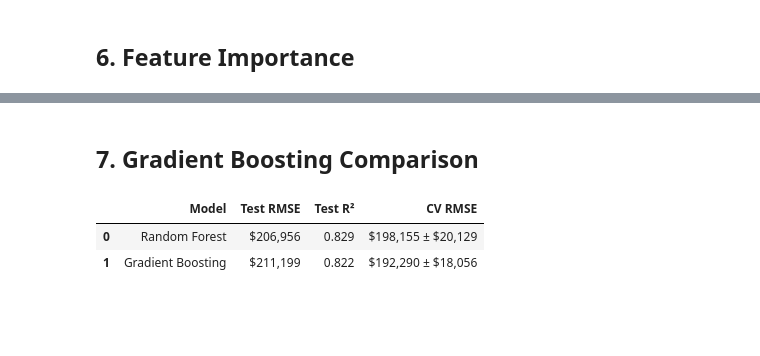
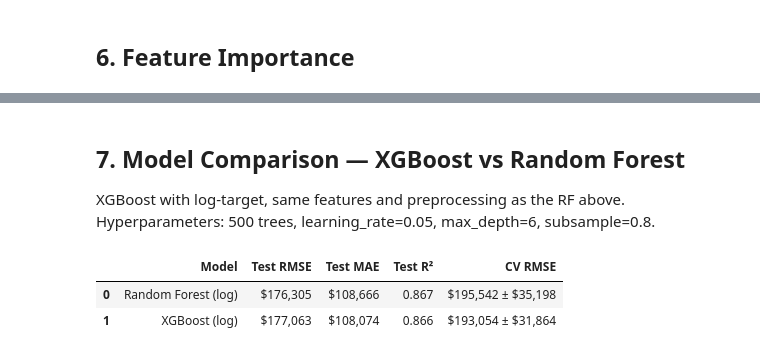
Before and after one commit to eang0521/housing-avm, a Jupyter notebook: notebooks/model_training.ipynb, the cells around one changed output, grey strips where cells are left out. Drawn from its saved outputs; the diff is of its cells as text; code cells hidden in the pictures; blank space fills up the shorter version.

```diff
--- a/notebooks/model_training.ipynb
+++ b/notebooks/model_training.ipynb
@@ -31,7 +33,7 @@ from src.ElijahA.preprocessing import TypeDummyCreator
 # %% [markdown]
 ## 1. Load & Explore the Data
 # %%
-df = pd.read_csv('../data/house_sales_extended.csv')
+df = pd.read_csv('../data/house_sales_extended.csv', dtype={'zip_code': str})
 print(f'Dataset: {df.shape[0]:,} rows x {df.shape[1]} columns')
 df.head()
 # %% [output]
@@ -103,10 +112,12 @@ plt.show()
 # %%
 FEATURES = [
     # Property
-    'type', 'city', 'bedrooms', 'bathrooms', 'sq_ft', 'lot_sqft',
+    'type', 'city', 'zip_code',
+    'bedrooms', 'bathrooms', 'sq_ft', 'lot_sqft',
     'build_age', 'stories', 'garage', 'hoa_fee',
     # Neighborhood / spatial
     'school_score', 'median_income', 'dist_bart_miles',
+    'latitude', 'longitude',
     # Macro
     'unemployment', 'interest_rate',
 ]
@@ -119,6 +130,9 @@ for col, cap in OUTLIER_CAPS.items():
     df[col] = df[col].clip(upper=cap)
 for col in IMPUTE_COLS:
     df[col] = df[col].fillna(df[col].median())
+# lat/lon: city-median impute for the 13 missing
+for col in ['latitude', 'longitude']:
+    df[col] = df[col].fillna(df.groupby('city')[col].transform('median'))
 
 print(f'Features: {len(FEATURES)}  |  Remaining NaN in features: {df[FEATURES].isnull().sum().sum()}')
 # %% [output]
@@ -139,7 +154,11 @@ at fit time and enforces consistent output columns at inference time.
 # %%
 rf_pipeline = Pipeline([
-    ('encode', TypeDummyCreator(columns=['type', 'city'])),
-    ('model',  RandomForestRegressor(n_estimators=200, random_state=42, n_jobs=-1)),
+    ('encode', TypeDummyCreator(columns=['type', 'city', 'zip_code'])),
+    ('model', TransformedTargetRegressor(
+        regressor=RandomForestRegressor(n_estimators=200, random_state=42, n_jobs=-1),
+        func=np.log1p,
+        inverse_func=np.expm1,
+    )),
 ])
 
 rf_pipeline.fit(X_train, y_train)
@@ -221,28 +241,47 @@ plt.show()
 # %% [markdown]
-## 7. Gradient Boosting Comparison
+## 7. Model Comparison — XGBoost vs Random Forest
+
+XGBoost with log-target, same features and preprocessing as the RF above.
+Hyperparameters: 500 trees, learning_rate=0.05, max_depth=6, subsample=0.8.
 # %%
-gb_pipeline = Pipeline([
-    ('encode', TypeDummyCreator(columns=['type', 'city'])),
-    ('model',  GradientBoostingRegressor(n_estimators=200, max_depth=4, random_state=42)),
+xgb_pipeline = Pipeline([
+    ('encode', TypeDummyCreator(columns=['type', 'city', 'zip_code'])),
+    ('model', TransformedTargetRegressor(
+        regressor=XGBRegressor(
+            n_estimators=500,
+            max_depth=6,
+            learning_rate=0.05,
+            subsample=0.8,
+            colsample_bytree=0.8,
+            min_child_weight=3,
+            random_state=42,
+            n_jobs=-1,
+            verbosity=0,
+        ),
+        func=np.log1p,
+        inverse_func=np.expm1,
+    )),
 ])
-gb_pipeline.fit(X_train, y_train)
+xgb_pipeline.fit(X_train, y_train)
 
-gb_preds = gb_pipeline.predict(X_test)
-gb_rmse  = math.sqrt(mean_squared_error(y_test, gb_preds))
-gb_r2    = r2_score(y_test, gb_preds)
-gb_cv    = -cross_val_score(gb_pipeline, X, y,
-                             cv=KFold(5, shuffle=True, random_state=42),
-                             scoring='neg_root_mean_squared_error')
+xgb_preds = xgb_pipeline.predict(X_test)
+xgb_rmse  = math.sqrt(mean_squared_error(y_test, xgb_preds))
+xgb_mae   = mean_absolute_error(y_test, xgb_preds)
+xgb_r2    = r2_score(y_test, xgb_preds)
+xgb_cv    = -cross_val_score(xgb_pipeline, X, y,
+                              cv=KFold(5, shuffle=True, random_state=42),
+                              scoring='neg_root_mean_squared_error')
 
 summary = pd.DataFrame({
-    'Model':       ['Random Forest', 'Gradient Boosting'],
-    'Test RMSE':   [f'${rmse:,.0f}',    f'${gb_rmse:,.0f}'],
-    'Test R\u00b2': [f'{r2:.3f}',        f'{gb_r2:.3f}'],
-    'CV RMSE':     [f'${cv_scores.mean():,.0f} \u00b1 ${cv_scores.std():,.0f}',
-                    f'${gb_cv.mean():,.0f} \u00b1 ${gb_cv.std():,.0f}'],
+    'Model':      ['Random Forest (log)', 'XGBoost (log)'],
+    'Test RMSE':  [f'${rmse:,.0f}',     f'${xgb_rmse:,.0f}'],
+    'Test MAE':   [f'${mae:,.0f}',      f'${xgb_mae:,.0f}'],
+    'Test R²': [f'{r2:.3f}',       f'{xgb_r2:.3f}'],
+    'CV RMSE':    [f'${cv_scores.mean():,.0f} ± ${cv_scores.std():,.0f}',
+                   f'${xgb_cv.mean():,.0f} ± ${xgb_cv.std():,.0f}'],
 })
 summary
 # %% [output]
-|  | Model | Test RMSE | Test R² | CV RMSE |
-| 0 | Random Forest | $206,956 | 0.829 | $198,155 ± $20,129 |
-| 1 | Gradient Boosting | $211,199 | 0.822 | $192,290 ± $18,056 |
+|  | Model | Test RMSE | Test MAE | Test R² | CV RMSE |
+| 0 | Random Forest (log) | $176,305 | $108,666 | 0.867 | $195,542 ± $35,198 |
+| 1 | XGBoost (log) | $177,063 | $108,074 | 0.866 | $193,054 ± $31,864 |
```
Also changed, not shown: parts of 11 cells of this notebook, 7 other files.
